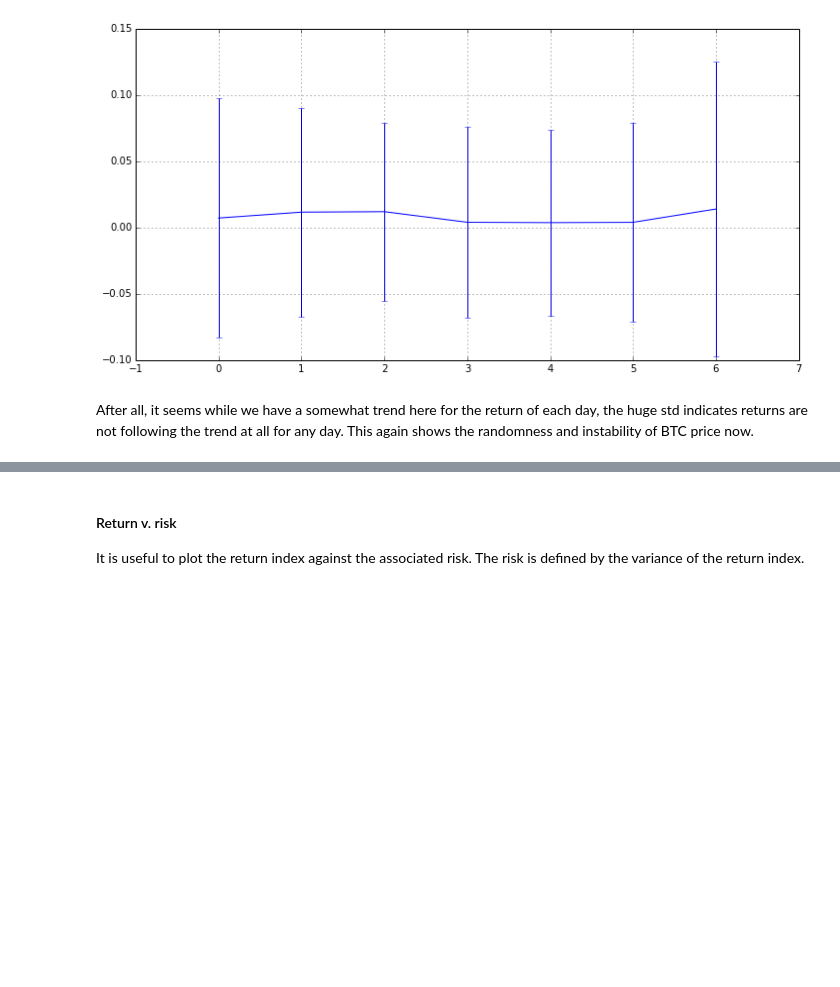
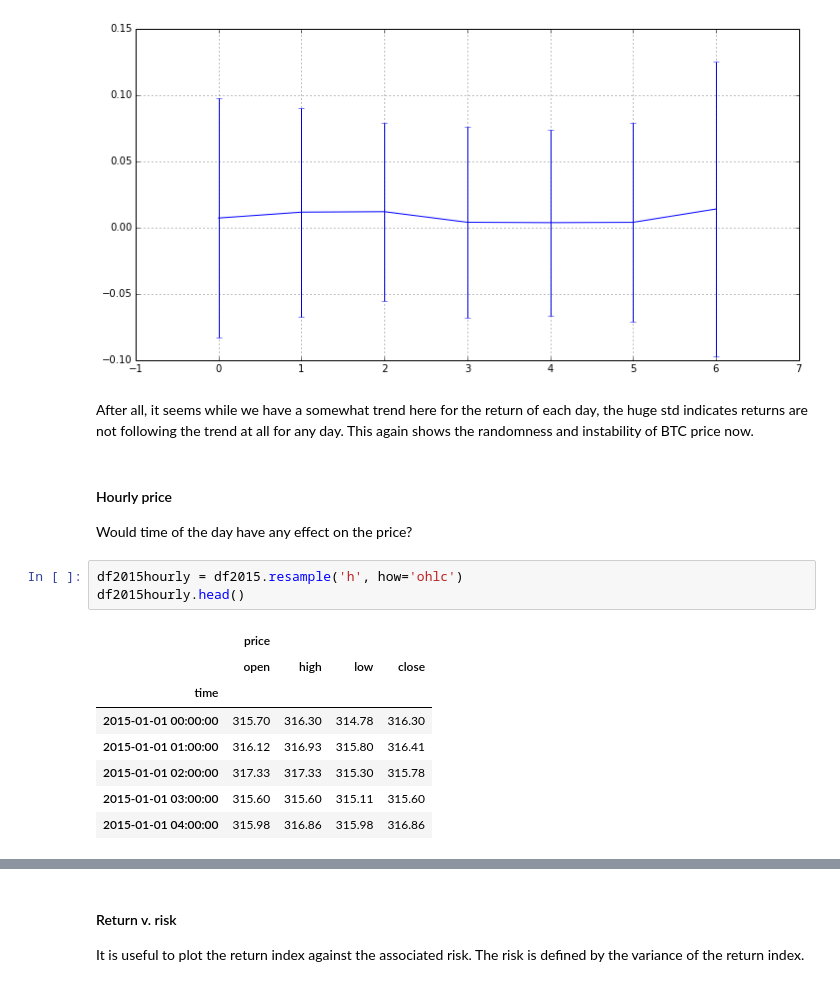
Before and after one commit to yyl/btc-price-analysis, a Jupyter notebook: basics.ipynb, the cells around one changed output, grey strips where cells are left out. Drawn from its saved outputs; the diff is of its cells as text; blank space fills up the shorter version.

```diff
--- a/basics.ipynb
+++ b/basics.ipynb
@@ -186,3 +186,19 @@ datapct_groupby.mean().plot(yerr=datapct_groupby.std(), xlim=[-1,7])
 [figure]
 # %% [markdown]
 After all, it seems while we have a somewhat trend here for the return of each day, the huge std indicates returns are not following the trend at all for any day. This again shows the randomness and instability of BTC price now.
+# %% [markdown]
+#### Hourly price
+
+Would time of the day have any effect on the price?
+# %%
+df2015hourly = df2015.resample('h', how='ohlc')
+df2015hourly.head()
+# %% [output]
+|  | price |  |  |  |
+|  | open | high | low | close |
+| time |  |  |  |  |
+| 2015-01-01 00:00:00 | 315.70 | 316.30 | 314.78 | 316.30 |
+| 2015-01-01 01:00:00 | 316.12 | 316.93 | 315.80 | 316.41 |
+| 2015-01-01 02:00:00 | 317.33 | 317.33 | 315.30 | 315.78 |
+| 2015-01-01 03:00:00 | 315.60 | 315.60 | 315.11 | 315.60 |
+| 2015-01-01 04:00:00 | 315.98 | 316.86 | 315.98 | 316.86 |
```
Also changed, not shown: parts of 2 cells of this notebook.
